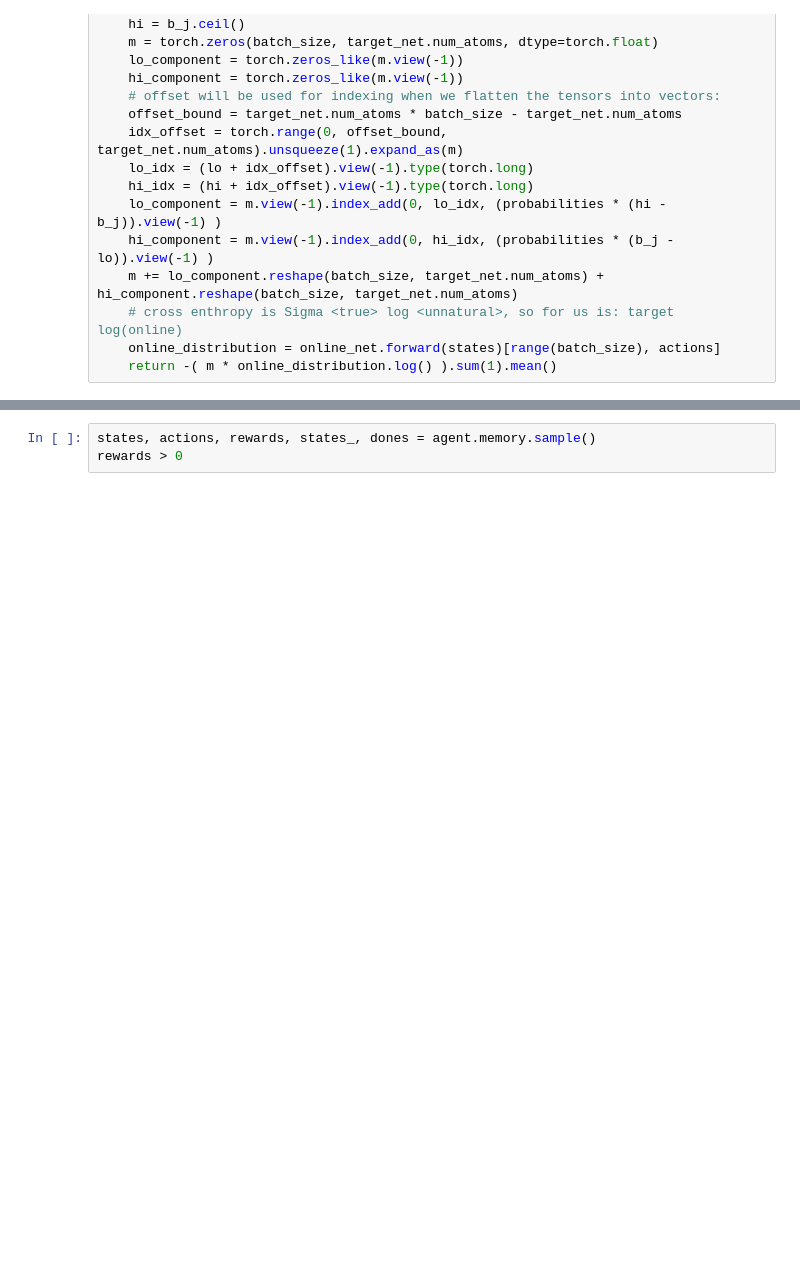
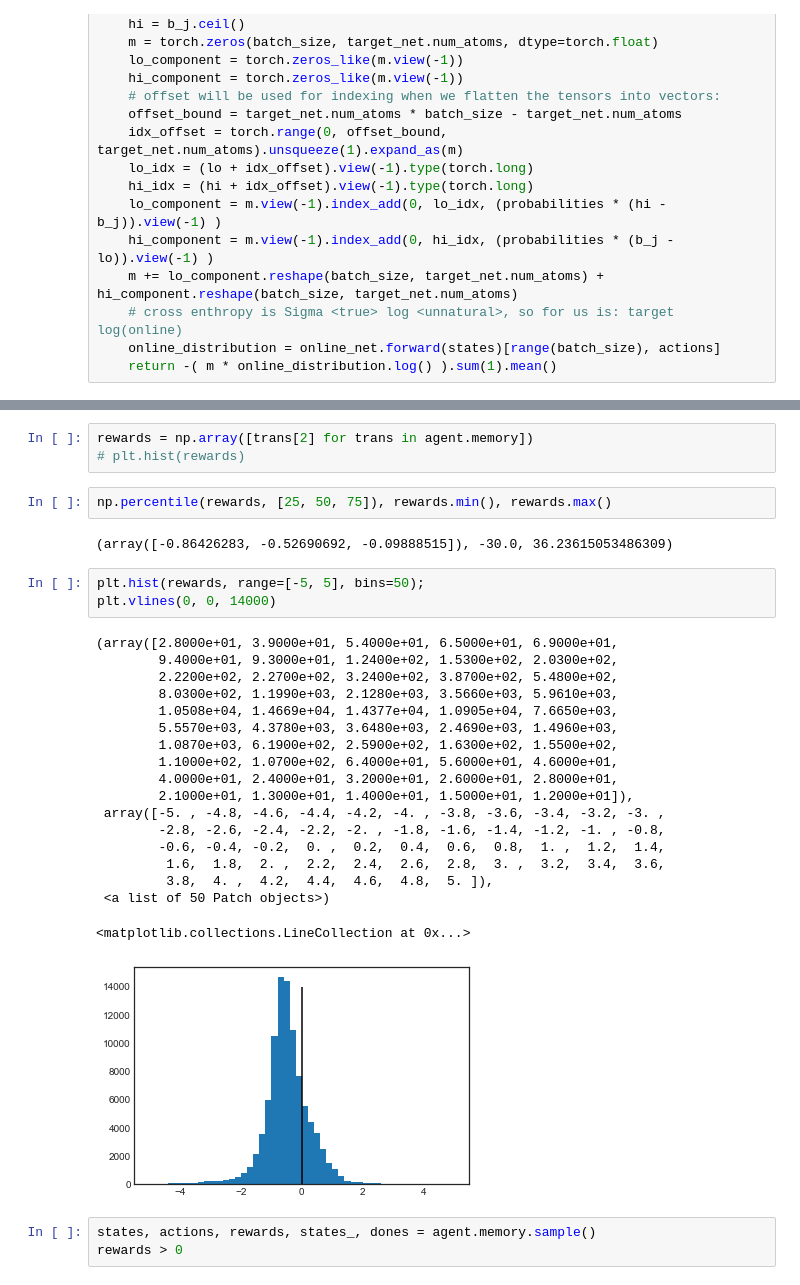
Before and after one commit to liavkoren/ai-ml-rl, a Jupyter notebook: dqn_implementations/mine/DQN part 2 -- Distributional DQN.ipynb, the cells around one changed output, grey strips where cells are left out. Cells and saved outputs as stored; diff of their text form; blank space fills up the shorter version.

```diff
--- a/dqn_implementations/mine/DQN part 2 -- Distributional DQN.ipynb
+++ b/dqn_implementations/mine/DQN part 2 -- Distributional DQN.ipynb
@@ -458,3 +445,32 @@ ipdb> c
+# %%
+rewards = np.array([trans[2] for trans in agent.memory])
+# plt.hist(rewards)
+# %%
+np.percentile(rewards, [25, 50, 75]), rewards.min(), rewards.max()
+# %% [output]
+(array([-0.86426283, -0.52690692, -0.09888515]), -30.0, 36.23615053486309)
+# %%
+plt.hist(rewards, range=[-5, 5], bins=50);
+plt.vlines(0, 0, 14000)
+# %% [output]
+(array([2.8000e+01, 3.9000e+01, 5.4000e+01, 6.5000e+01, 6.9000e+01,
+        9.4000e+01, 9.3000e+01, 1.2400e+02, 1.5300e+02, 2.0300e+02,
+        2.2200e+02, 2.2700e+02, 3.2400e+02, 3.8700e+02, 5.4800e+02,
+        8.0300e+02, 1.1990e+03, 2.1280e+03, 3.5660e+03, 5.9610e+03,
+        1.0508e+04, 1.4669e+04, 1.4377e+04, 1.0905e+04, 7.6650e+03,
+        5.5570e+03, 4.3780e+03, 3.6480e+03, 2.4690e+03, 1.4960e+03,
+        1.0870e+03, 6.1900e+02, 2.5900e+02, 1.6300e+02, 1.5500e+02,
+        1.1000e+02, 1.0700e+02, 6.4000e+01, 5.6000e+01, 4.6000e+01,
+        4.0000e+01, 2.4000e+01, 3.2000e+01, 2.6000e+01, 2.8000e+01,
+        2.1000e+01, 1.3000e+01, 1.4000e+01, 1.5000e+01, 1.2000e+01]),
+ array([-5. , -4.8, -4.6, -4.4, -4.2, -4. , -3.8, -3.6, -3.4, -3.2, -3. ,
+        -2.8, -2.6, -2.4, -2.2, -2. , -1.8, -1.6, -1.4, -1.2, -1. , -0.8,
+        -0.6, -0.4, -0.2,  0. ,  0.2,  0.4,  0.6,  0.8,  1. ,  1.2,  1.4,
+         1.6,  1.8,  2. ,  2.2,  2.4,  2.6,  2.8,  3. ,  3.2,  3.4,  3.6,
+         3.8,  4. ,  4.2,  4.4,  4.6,  4.8,  5. ]),
+ <a list of 50 Patch objects>)
+<matplotlib.collections.LineCollection at 0x...>
+[figure, added]
 # %%
 states, actions, rewards, states_, dones = agent.memory.sample()
 rewards > 0
```
Also changed, not shown: parts of 8 cells of this notebook.
